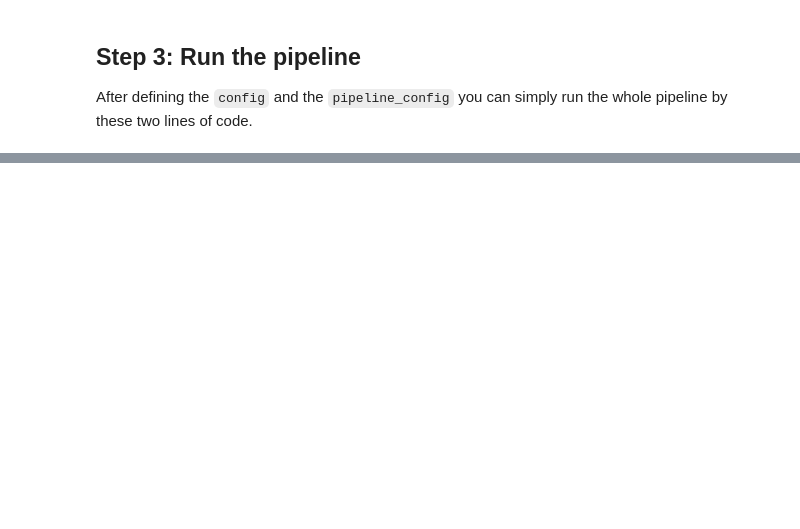
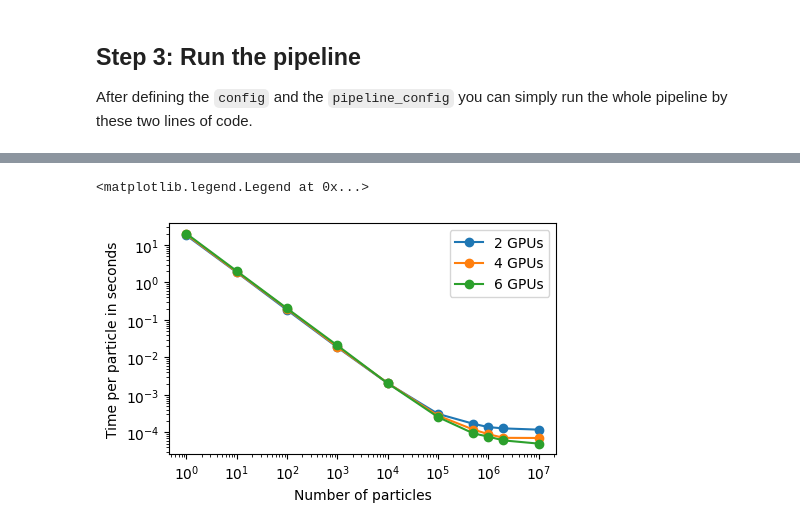
Before and after one commit to AstroAI-Lab/rubix, a Jupyter notebook: notebooks/rubix_pipeline_single_function_scaling.ipynb, the cells around one changed output, grey strips where cells are left out. Saved outputs shown, nothing was run; the diff lists cells and outputs as text; code cells hidden in the pictures; blank space fills up the shorter version.

```diff
--- a/notebooks/rubix_pipeline_single_function_scaling.ipynb
+++ b/notebooks/rubix_pipeline_single_function_scaling.ipynb
@@ -153,2 +231,16 @@ time_on_compgpu4_6gpu = jnp.array([20.14, 20.22, 20.34, 20.85, 20.48, 25.59, 47.
+# %%
+import matplotlib.pyplot as plt
+plt.figure(figsize=(5, 3))
+plt.plot(particle_number_gpu, time_on_compgpu4_2gpu/particle_number_gpu, marker='o', label='2 GPUs')
+plt.plot(particle_number_gpu, time_on_compgpu4_4gpu/particle_number_gpu, marker='o', label='4 GPUs')
+plt.plot(particle_number_gpu, time_on_compgpu4_6gpu/particle_number_gpu, marker='o', label='6 GPUs')
+plt.xlabel('Number of particles')
+plt.ylabel('Time per particle in seconds')
+plt.xscale('log')
+plt.yscale('log')
+plt.legend()
+# %% [output]
+<matplotlib.legend.Legend at 0x...>
+[figure, added]
 # %%
 import matplotlib.pyplot as plt
```
Also changed, not shown: parts of 9 cells of this notebook.
